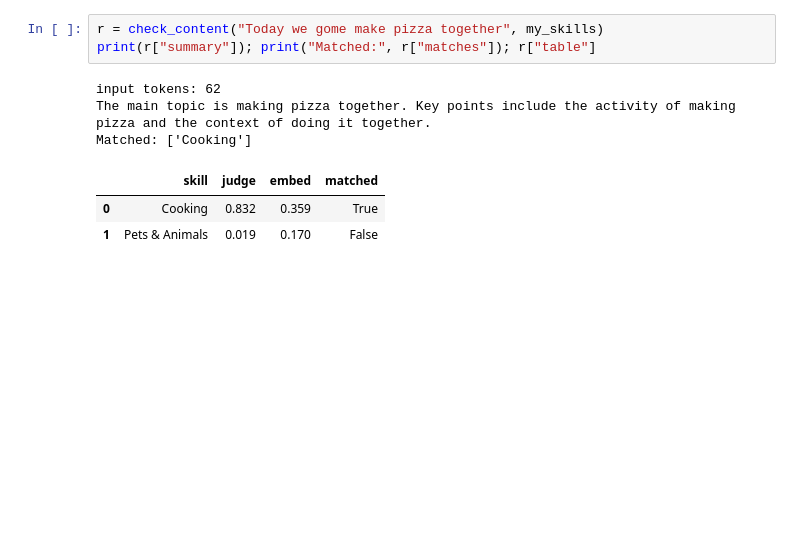
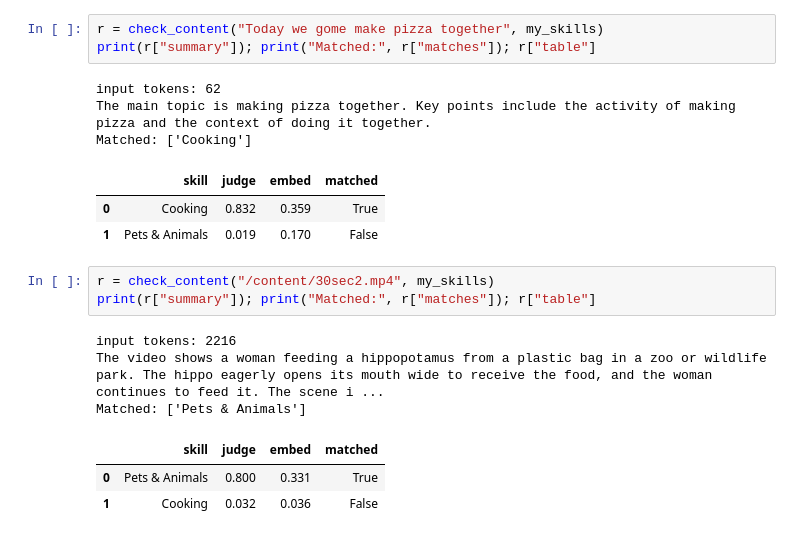
Before and after one commit to mahidodiya/evolve, a Jupyter notebook: Qwen_rank_v3.ipynb, the cells around one changed output. Saved outputs shown, nothing was run; the diff lists cells and outputs as text; blank space fills up the shorter version.

```diff
--- a/Qwen_rank_v3.ipynb
+++ b/Qwen_rank_v3.ipynb
@@ -440,3 +441,13 @@ Matched: ['Cooking']
 |  | skill | judge | embed | matched |
 | 0 | Cooking | 0.832 | 0.359 | True |
 | 1 | Pets & Animals | 0.019 | 0.170 | False |
+# %%
+r = check_content("/content/30sec2.mp4", my_skills)
+print(r["summary"]); print("Matched:", r["matches"]); r["table"]
+# %% [output]
+input tokens: 2216
+The video shows a woman feeding a hippopotamus from a plastic bag in a zoo or wildlife park. The hippo eagerly opens its mouth wide to receive the food, and the woman continues to feed it. The scene i ...
+Matched: ['Pets & Animals']
+|  | skill | judge | embed | matched |
+| 0 | Pets & Animals | 0.800 | 0.331 | True |
+| 1 | Cooking | 0.032 | 0.036 | False |
```
Also changed, not shown: parts of 5 cells of this notebook.
